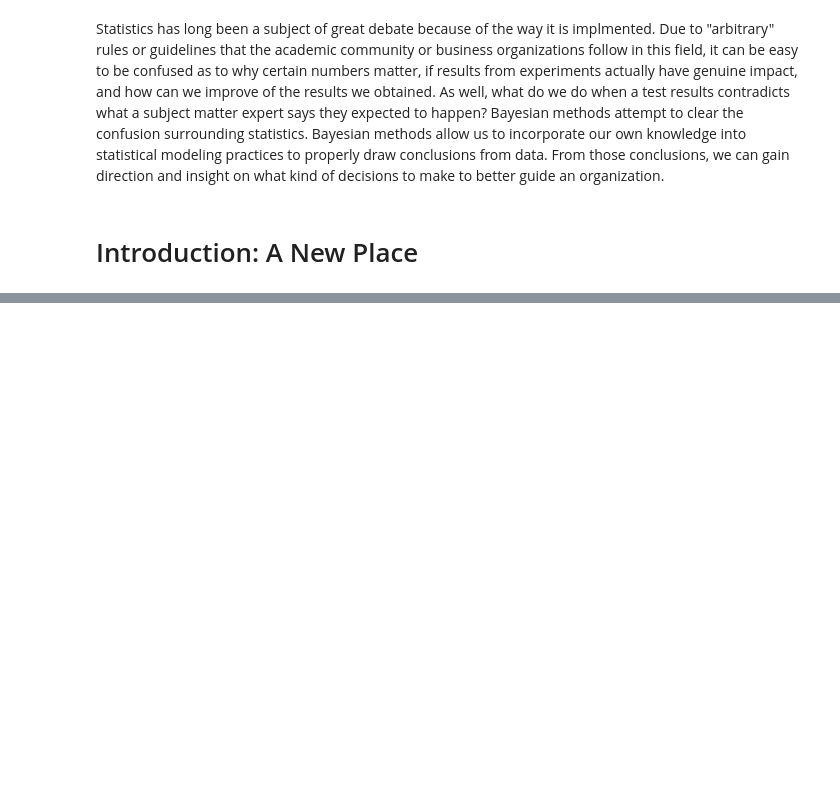
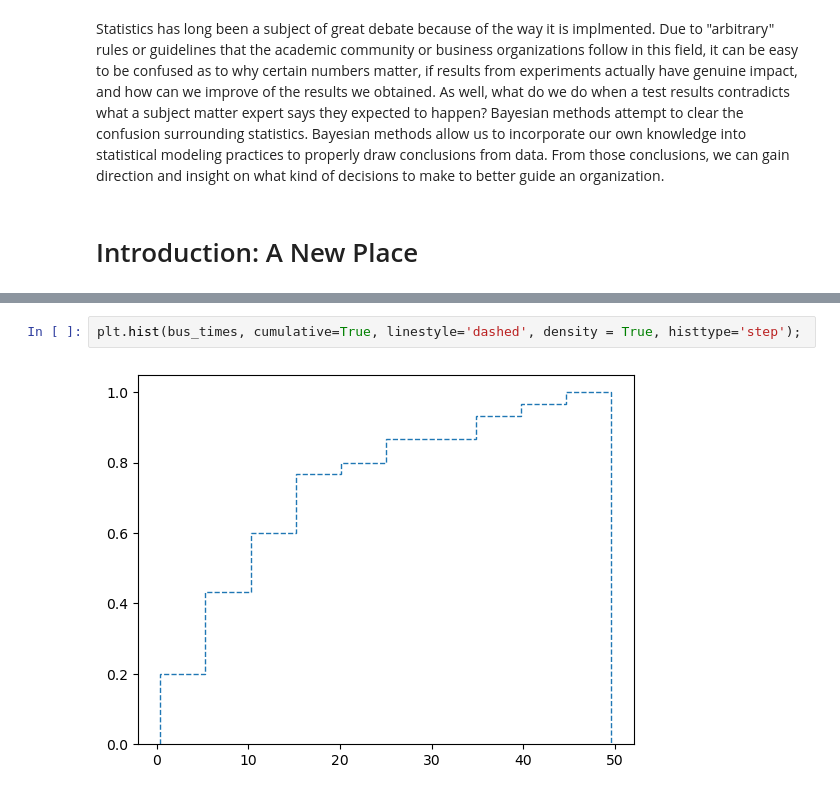
Before and after one commit to thebayesianbandit/thebayesianbandit.github.io, a Jupyter notebook: posts/intro-to-bayes/intro_to_bayes.ipynb, the cells around one changed output, grey strips where cells are left out. Cells and saved outputs as stored; diff of their text form; blank space fills up the shorter version.

```diff
--- a/posts/intro-to-bayes/intro_to_bayes.ipynb
+++ b/posts/intro-to-bayes/intro_to_bayes.ipynb
@@ -23,0 +57,4 @@ Suppose you just moved to a new town. In this town, you would like to take advan
+# %%
+plt.hist(bus_times, cumulative=True, linestyle='dashed', density = True, histtype='step');
+# %% [output]
+[figure, added]
```
Also changed, not shown: parts of 16 cells of this notebook.
